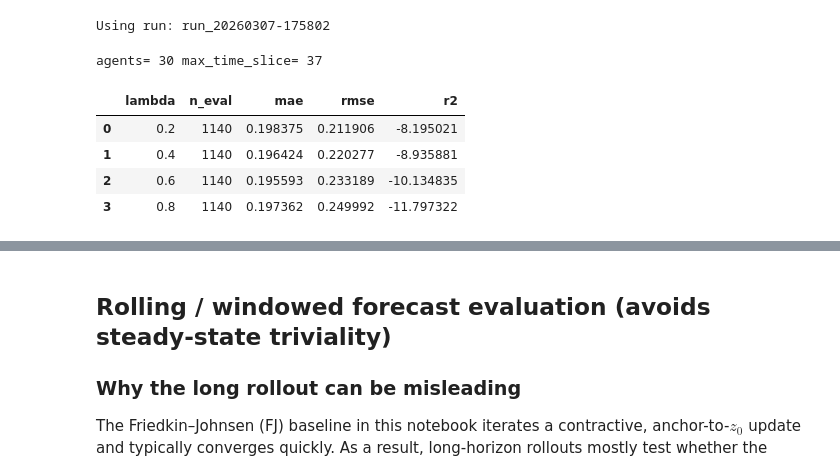
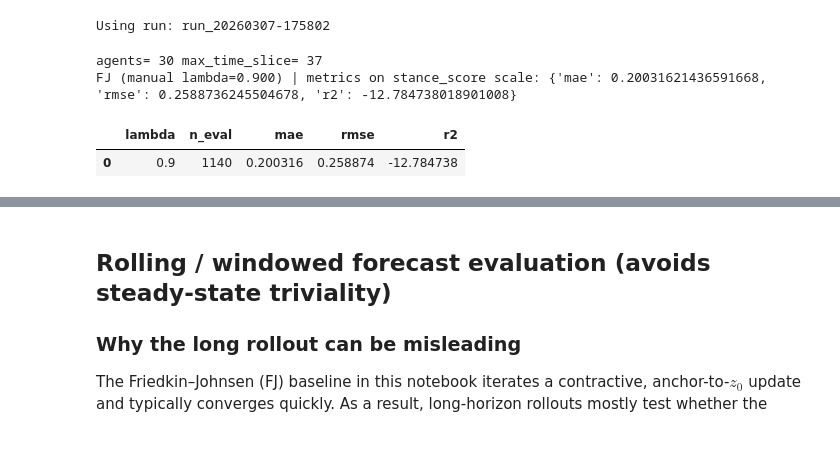
Before and after one commit to samuelLi05/llm-network, a Jupyter notebook: modeling/models/friedkin_johnsen_profile.ipynb, the cells around one changed output, grey strips where cells are left out. Saved outputs shown, nothing was run; the diff lists cells and outputs as text; code cells hidden in the pictures; blank space fills up the shorter version.

```diff
--- a/modeling/models/friedkin_johnsen_profile.ipynb
+++ b/modeling/models/friedkin_johnsen_profile.ipynb
@@ -20,7 +20,6 @@ RUN_DIRS = sorted([p for p in CLEAN.glob('run_*') if p.is_dir()])
 assert RUN_DIRS, f'No run_* folders in {CLEAN}'
 
 PARAMS = {
-    'lambda_grid': [0.2, 0.4, 0.6, 0.8],
     'basis_grid': ['linear', 'linear_abs', 'quadratic', 'quadratic_abs'],
     'ridge_alphas': [0.0, 0.1, 1.0, 10.0],
     'predictor_noise_bins': 6,
@@ -419,6 +418,7 @@ def initialize_seed_states(data):
 
 
 def build_self_post_lookup(run_dir: Path):
+    """Map agent -> slice -> stance_score for the LAST self-post in that slice."""
     self_posts = defaultdict(dict)
     per_agent_dir = run_dir / 'per_agent'
     if not per_agent_dir.exists():
@@ -437,7 +437,7 @@ def build_self_post_lookup(run_dir: Path):
             msg_slice = int(msg_slice)
             candidate = {'stance_score': float(pub), 'message_index': int(msg_index)}
             existing = self_posts[agent_id].get(msg_slice)
-            if existing is None or candidate['message_index'] < existing['message_index']:
+            if existing is None or candidate['message_index'] > existing['message_index']:
                 self_posts[agent_id][msg_slice] = candidate
 
     return {
@@ -496,22 +496,23 @@ def run_timeslice_fj(data, lam=0.6, predictor=FIRST_POST_PREDICTOR, rng_seed=0):
     z_final = {agent: float(z[idx[agent]]) for agent in agent_ids}
     return {'z0': z0_dict, 'z_final': z_final, 'records': records, 'init_df': init_df, 'W': W, 'idx': idx}
 # %%
+# Manual FJ anchor weight (no grid search)
+LAMBDA = 0.9
+LAMBDA = float(LAMBDA)
+assert 0.0 <= LAMBDA <= 1.0
+
 data = load_run_data(RUN_DIR)
 print('agents=', len(data['agent_ids']), 'max_time_slice=', data['max_time_slice'])
-lambdas = PARAMS['lambda_grid']
-rows = []
-for lam in lambdas:
-    out = run_timeslice_fj(data, lam=lam, predictor=FIRST_POST_PREDICTOR, rng_seed=PARAMS['predictor_rng_seed'])
-    comparison_records = out['records']
-    m = evaluate(comparison_records)
-    rows.append({'lambda': lam, 'n_eval': len(comparison_records), **m})
-res = pd.DataFrame(rows).sort_values('rmse').reset_index(drop=True)
-res.head(10)
+
+out = run_timeslice_fj(data, lam=LAMBDA, predictor=FIRST_POST_PREDICTOR, rng_seed=PARAMS['predictor_rng_seed'])
+comparison_records = out['records']
+m = evaluate(comparison_records)
+print(f'FJ (manual lambda={LAMBDA:.3f}) | metrics on stance_score scale:', m)
+
+pd.DataFrame([{'lambda': LAMBDA, 'n_eval': len(comparison_records), **m}])
 # %% [output]
 agents= 30 max_time_slice= 37
+FJ (manual lambda=0.900) | metrics on stance_score scale: {'mae': 0.20031621436591668, 'rmse': 0.2588736245504678, 'r2': -12.784738018901008}
 |  | lambda | n_eval | mae | rmse | r2 |
-| 0 | 0.2 | 1140 | 0.198375 | 0.211906 | -8.195021 |
-| 1 | 0.4 | 1140 | 0.196424 | 0.220277 | -8.935881 |
-| 2 | 0.6 | 1140 | 0.195593 | 0.233189 | -10.134835 |
-| 3 | 0.8 | 1140 | 0.197362 | 0.249992 | -11.797322 |
+| 0 | 0.9 | 1140 | 0.200316 | 0.258874 | -12.784738 |
 # %%
```
Also changed, not shown: parts of 5 cells of this notebook, 1 other file.
